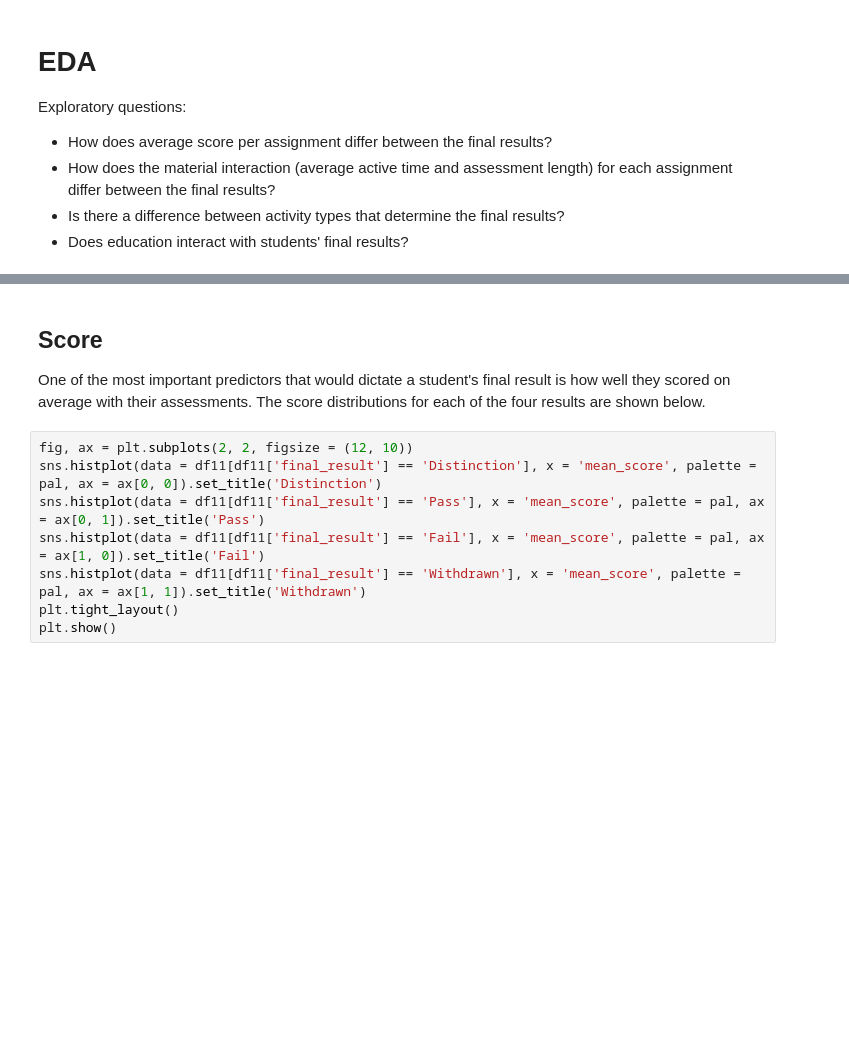
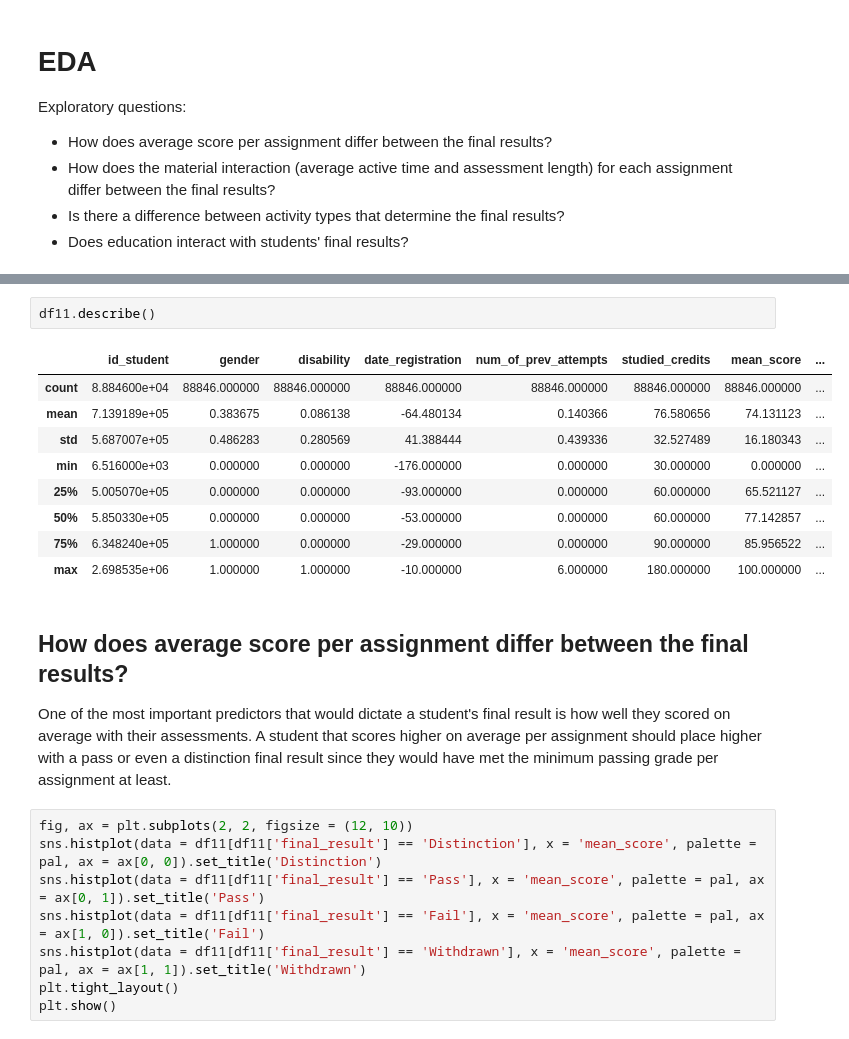
Before and after one commit to jpjavier23/capstone_2_final_documentation, a Jupyter notebook: capstone_2_final_report.ipynb, the cells around one changed output, grey strips where cells are left out. Saved outputs shown, nothing was run; the diff lists cells and outputs as text; blank space fills up the shorter version.

```diff
--- a/capstone_2_final_report.ipynb
+++ b/capstone_2_final_report.ipynb
@@ -273,7 +313,19 @@ max    30522.000000    260.601124  46387.000000
+# %%
+df11.describe()
+# %% [output]
+|  | id_student | gender | disability | date_registration | num_of_prev_attempts | studied_credits | mean_score | ... |
+| count | 8.884600e+04 | 88846.000000 | 88846.000000 | 88846.000000 | 88846.000000 | 88846.000000 | 88846.000000 | ... |
+| mean | 7.139189e+05 | 0.383675 | 0.086138 | -64.480134 | 0.140366 | 76.580656 | 74.131123 | ... |
+| std | 5.687007e+05 | 0.486283 | 0.280569 | 41.388444 | 0.439336 | 32.527489 | 16.180343 | ... |
+| min | 6.516000e+03 | 0.000000 | 0.000000 | -176.000000 | 0.000000 | 30.000000 | 0.000000 | ... |
+| 25% | 5.005070e+05 | 0.000000 | 0.000000 | -93.000000 | 0.000000 | 60.000000 | 65.521127 | ... |
+| 50% | 5.850330e+05 | 0.000000 | 0.000000 | -53.000000 | 0.000000 | 60.000000 | 77.142857 | ... |
+| 75% | 6.348240e+05 | 1.000000 | 0.000000 | -29.000000 | 0.000000 | 90.000000 | 85.956522 | ... |
+| max | 2.698535e+06 | 1.000000 | 1.000000 | -10.000000 | 6.000000 | 180.000000 | 100.000000 | ... |
 # %% [markdown]
-## Score
+## How does average score per assignment differ between the final results?
 
-One of the most important predictors that would dictate a student's final result is how well they scored on average with their assessments. The score distributions for each of the four results are shown below.
+One of the most important predictors that would dictate a student's final result is how well they scored on average with their assessments. A student that scores higher on average per assignment should place higher with a pass or even a distinction final result since they would have met the minimum passing grade per assignment at least.
 # %%
 fig, ax = plt.subplots(2, 2, figsize = (12, 10))
 sns.histplot(data = df11[df11['final_result'] == 'Distinction'], x = 'mean_score', palette = pal, ax = ax[0, 0]).set_title('Distinction')
```
Also changed, not shown: parts of 32 cells of this notebook.
